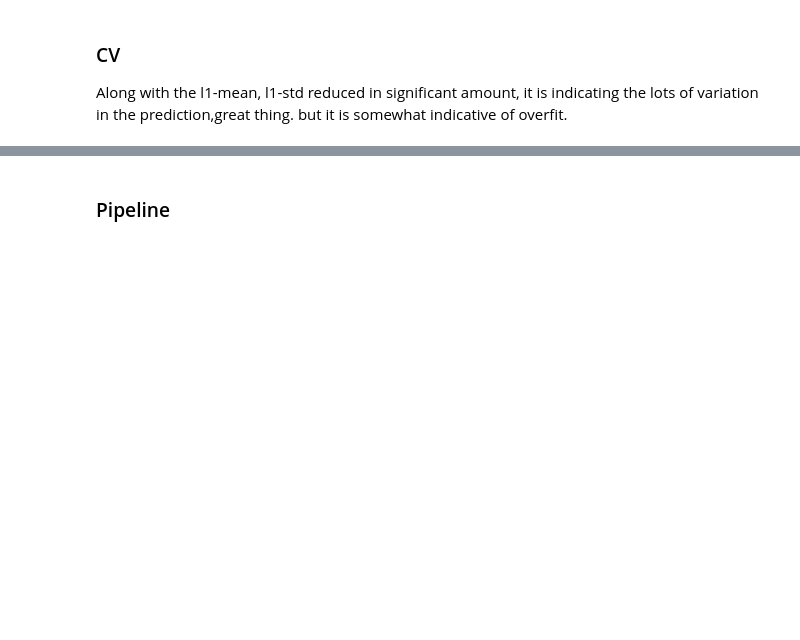
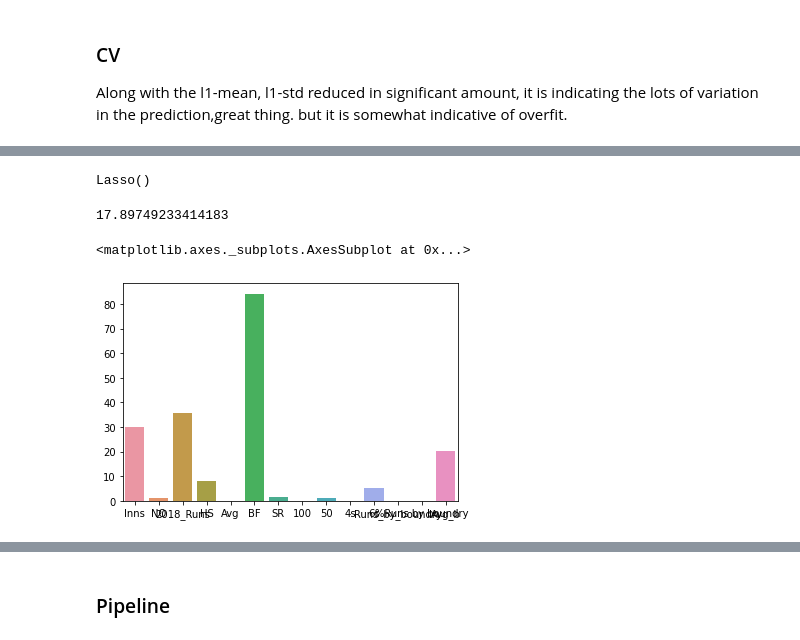
Before and after one commit to pankajknitj/flipr20, a Jupyter notebook: fliper ipl20.ipynb, the cells around one changed output, grey strips where cells are left out. Saved outputs shown, nothing was run; the diff lists cells and outputs as text; code cells hidden in the pictures; blank space fills up the shorter version.

```diff
--- a/fliper ipl20.ipynb
+++ b/fliper ipl20.ipynb
@@ -179,0 +219,17 @@ plt.legend()
+# %%
+ss=StandardScaler()
+ss.fit(X_train.iloc[:,1:])
+lr=Lasso()
+
+lr.fit(ss.transform(X_train.iloc[:,1:]),y_train)
+# %% [output]
+Lasso()
+# %%
+mean_absolute_error(y_test,lr.predict(ss.transform(X_test.iloc[:,1:])))
+# %% [output]
+17.89749233414183
+# %%
+sns.barplot(x=feature.iloc[:,1:].columns,y=lr.coef_)
+# %% [output]
+<matplotlib.axes._subplots.AxesSubplot at 0x...>
+[figure, added]
```
Also changed, not shown: parts of 26 cells of this notebook.
